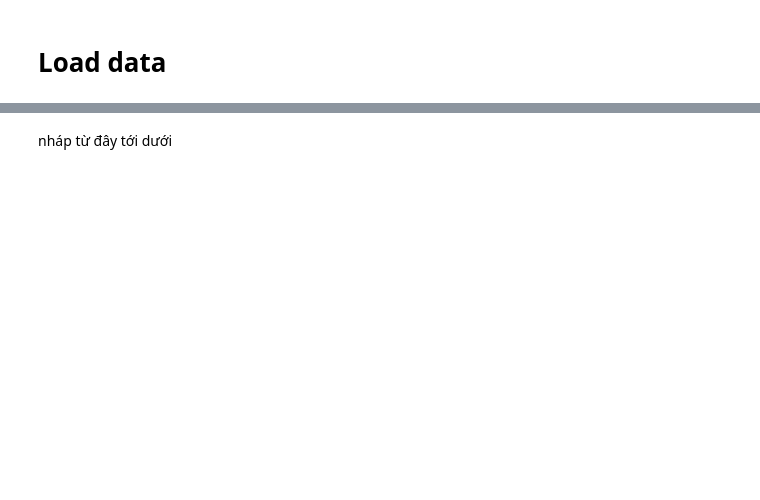
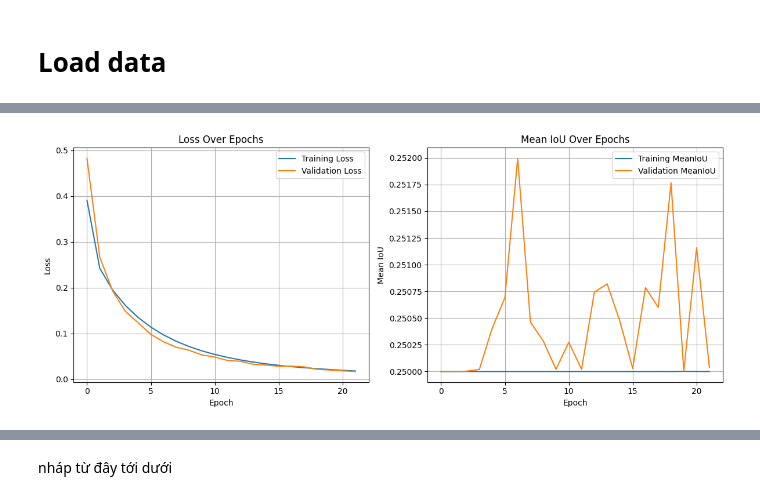
Before and after one commit to LeNgan23/Khoa-Luan-Tot-Nghiep, a Jupyter notebook: Project/SegNet/segnet.ipynb, the cells around one changed output, grey strips where cells are left out. Drawn from its saved outputs; the diff is of its cells as text; code cells hidden in the pictures; blank space fills up the shorter version.

```diff
--- a/Project/SegNet/segnet.ipynb
+++ b/Project/SegNet/segnet.ipynb
@@ -960,0 +881,10 @@ abc
+# %%
+optimizer = tf.keras.optimizers.Adam(learning_rate=1e-4)
+# Loss BinaryCrossentropy vì output sigmoid và N_CLASSES=2
+loss = tf.keras.losses.BinaryCrossentropy()
+metrics = [
+    'accuracy', # Độ chính xác pixel-wise
+    tf.keras.metrics.MeanIoU(num_classes=N_CLASSES, name='mean_iou')
+]
+
+model.compile(optimizer=optimizer, loss=loss, metrics=metrics)
@@ -960,0 +937,31 @@ abc
+# %%
+if train_ds and val_ds:
+    # Vẽ biểu đồ
+    plt.figure(figsize=(12, 5))
+    plt.subplot(1, 2, 1)
+    plt.plot(history.history['loss'], label='Training Loss')
+    plt.plot(history.history['val_loss'], label='Validation Loss')
+    plt.title('Loss Over Epochs')
+    plt.xlabel('Epoch')
+    plt.ylabel('Loss')
+    plt.legend()
+    plt.grid(True)
+
+    plt.subplot(1, 2, 2)
+    plt.plot(history.history['mean_iou'], label='Training MeanIoU')
+    plt.plot(history.history['val_mean_iou'], label='Validation MeanIoU')
+    plt.title('Mean IoU Over Epochs')
+    plt.xlabel('Epoch')
+    plt.ylabel('Mean IoU')
+    plt.legend()
+    plt.grid(True)
+
+    plt.tight_layout()
+    plt.show()
+
+else:
+    print("Error: Cannot start training. Training or Validation dataset is missing or empty.")
+    # Gán history=None để các bước sau không bị lỗi
+    history = None
+# %% [output]
+[figure, added]
```
Also changed, not shown: parts of 22 cells of this notebook, 6 other files.
